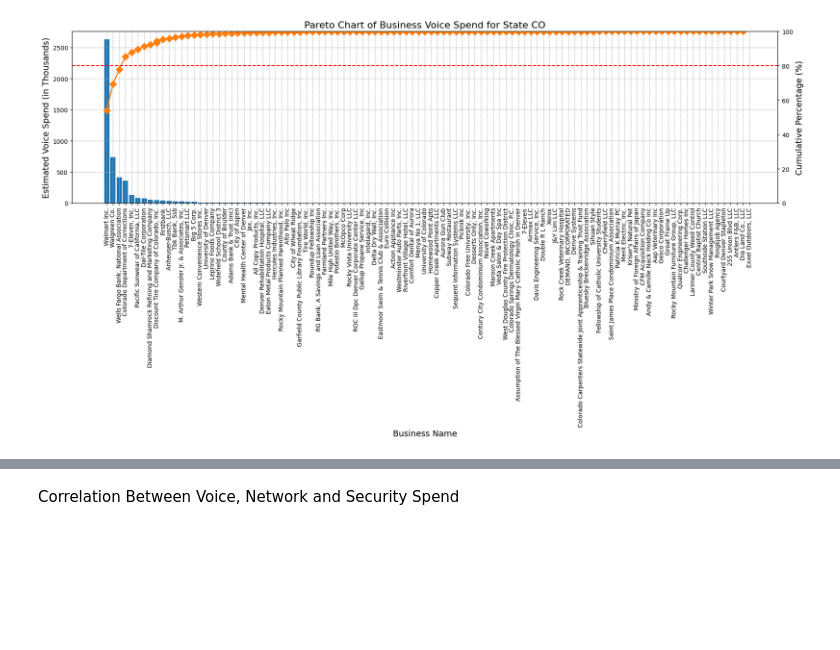
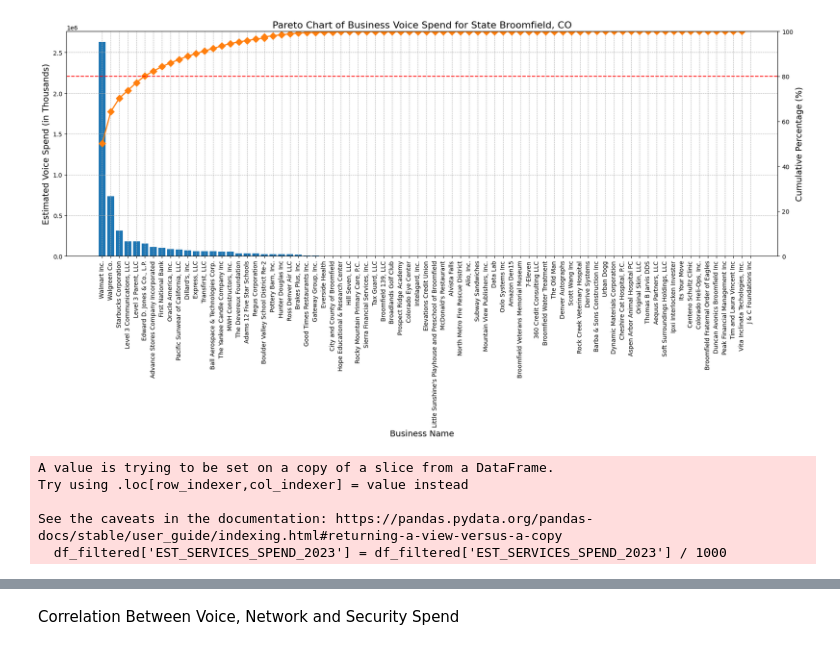
Before and after one commit to RabiNM/my_capstone_projects, a Jupyter notebook: Capstone01A_SpendAnalysis_Sept24.ipynb, the cells around one changed output, grey strips where cells are left out. Drawn from its saved outputs; the diff is of its cells as text; code cells hidden in the pictures; blank space fills up the shorter version.

```diff
--- a/Capstone01A_SpendAnalysis_Sept24.ipynb
+++ b/Capstone01A_SpendAnalysis_Sept24.ipynb
@@ -104,0 +110,16 @@ plt.show()
+# %%
+# 3rd Pareto Chat for Voice Spend
+import pandas as pd
+import matplotlib.pyplot as plt
+
+# Step 1: Load the CSV data into a Pandas DataFrame
+csv_file_path = '/content/BUS_PROFILE_TELECOM.csv'  # Update with the correct file path
+df = pd.read_csv(csv_file_path)
+# %%
+# Step 2: Filter the data by state
+state_filter = 'CO'  # Specify the state you want to filter by
+city_filter = 'Broomfield'                #'Broomfield'
+df_filtered = df[(df['STATE_CD'] == state_filter) & (df['CITY'] == city_filter)]
+# %%
+# Step 3: Sort the filtered data by BUS_EST_VOICE_SPEND in descending order
+df_filtered = df_filtered.sort_values(by='EST_VOICE_SPEND_2023', ascending=False)
@@ -105,52 +129,35 @@ plt.show()
+# %%
+# Step 4: Calculate the cumulative spend and cumulative percentage
+df_filtered['Cumulative_Spend'] = df_filtered['EST_VOICE_SPEND_2023'].cumsum()
+df_filtered['Cumulative_Percentage'] = 100 * df_filtered['Cumulative_Spend'] / df_filtered['EST_VOICE_SPEND_2023'].sum()
 # %%
-import pandas as pd
-import matplotlib.pyplot as plt
-
-# Step 1: Load the CSV data into a Pandas DataFrame
-csv_file_path = '/content/BUS_PROFILE_DATA.csv'  # Update with the correct file path
-df = pd.read_csv(csv_file_path)
-
-# Step 2: Filter the data by state
-state_filter = 'CO'  # Specify the state you want to filter by
-df_filtered = df[df['STATE_CD'] == state_filter]  # Filter by the STATE_CD column
-
-# Step 3: Sort the filtered data by BUS_EST_VOICE_SPEND in descending order
-df_filtered = df_filtered.sort_values(by='BUS_EST_VOICE_SPEND', ascending=False)
-
-# Convert estimated voice spend to thousands
-df_filtered['BUS_EST_VOICE_SPEND'] = df_filtered['BUS_EST_VOICE_SPEND'] / 1000
-
-# Step 4: Calculate the cumulative spend and cumulative percentage
-df_filtered['Cumulative_Spend'] = df_filtered['BUS_EST_VOICE_SPEND'].cumsum()
-df_filtered['Cumulative_Percentage'] = 100 * df_filtered['Cumulative_Spend'] / df_filtered['BUS_EST_VOICE_SPEND'].sum()
-
 # Step 5: Create the Pareto chart with a larger size
 fig, ax = plt.subplots(figsize=(18, 10))  # Increase figure size for better visibility
 
 # Bar plot for BUS_EST_VOICE_SPEND
-ax.bar(df_filtered['BUS_NAME'], df_filtered['BUS_EST_VOICE_SPEND'], color='C0')
+ax.bar(df_filtered['BUS_NAME'], df_filtered['EST_VOICE_SPEND_2023'], color='C0')
 
 # Line plot for Cumulative Percentage
 ax2 = ax.twinx()
 ax2.plot(df_filtered['BUS_NAME'], df_filtered['Cumulative_Percentage'], color='C1', marker='D', ms=8, linestyle='-', linewidth=2)
 ax2.axhline(y=80, color='r', linestyle='--')  # 80% line for Pareto principle
 ax2.set_ylim(0, 100)
 
 # Labeling
 ax.set_xlabel('Business Name', fontsize=14)
 ax.set_ylabel('Estimated Voice Spend (in Thousands)', fontsize=14)  # Update ylabel to show spend in thousands
 ax2.set_ylabel('Cumulative Percentage (%)', fontsize=14)
-plt.title(f'Pareto Chart of Business Voice Spend for State {state_filter}', fontsize=16)
+plt.title(f'Pareto Chart of Business Voice Spend for State {city_filter}, {state_filter}', fontsize=16)
 
 # Rotate x-axis labels vertically
 plt.xticks(rotation=90, ha='center', fontsize=10)
 ax.tick_params(axis='x', labelrotation=90)
 
 # Add grid lines
 ax.grid(True, which='both', linestyle='--', linewidth=0.7)
 ax2.grid(False)  # Turn off grid for the secondary y-axis
 
 plt.tight_layout()  # Adjust layout to make room for rotated x-axis labels
 plt.show()
 # %% [output]
-[figure, old version]
+[figure, new version]
@@ -156,0 +177,9 @@ plt.show()
+# %%
+# Convert estimated voice spend to thousands
+df_filtered['EST_SERVICES_SPEND_2023'] = df_filtered['EST_SERVICES_SPEND_2023'] / 1000
+# %% [output]
+A value is trying to be set on a copy of a slice from a DataFrame.
+Try using .loc[row_indexer,col_indexer] = value instead
+
+See the caveats in the documentation: https://pandas.pydata.org/pandas-docs/stable/user_guide/indexing.html#returning-a-view-versus-a-copy
+  df_filtered['EST_SERVICES_SPEND_2023'] = df_filtered['EST_SERVICES_SPEND_2023'] / 1000
```
Also changed, not shown: parts of 52 cells of this notebook, 1 other file.
